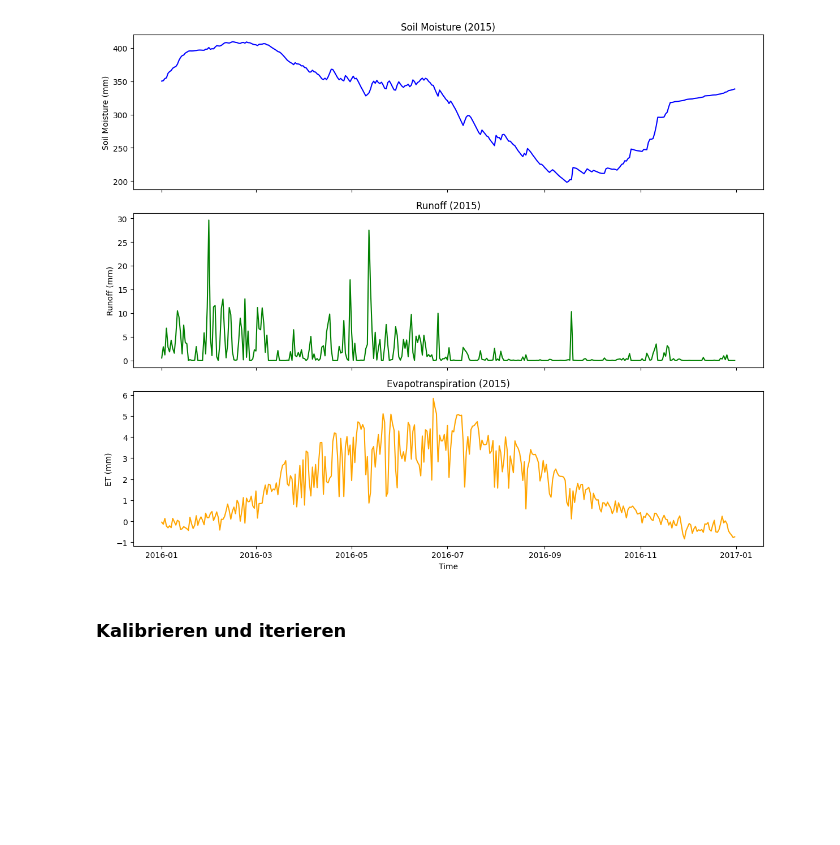
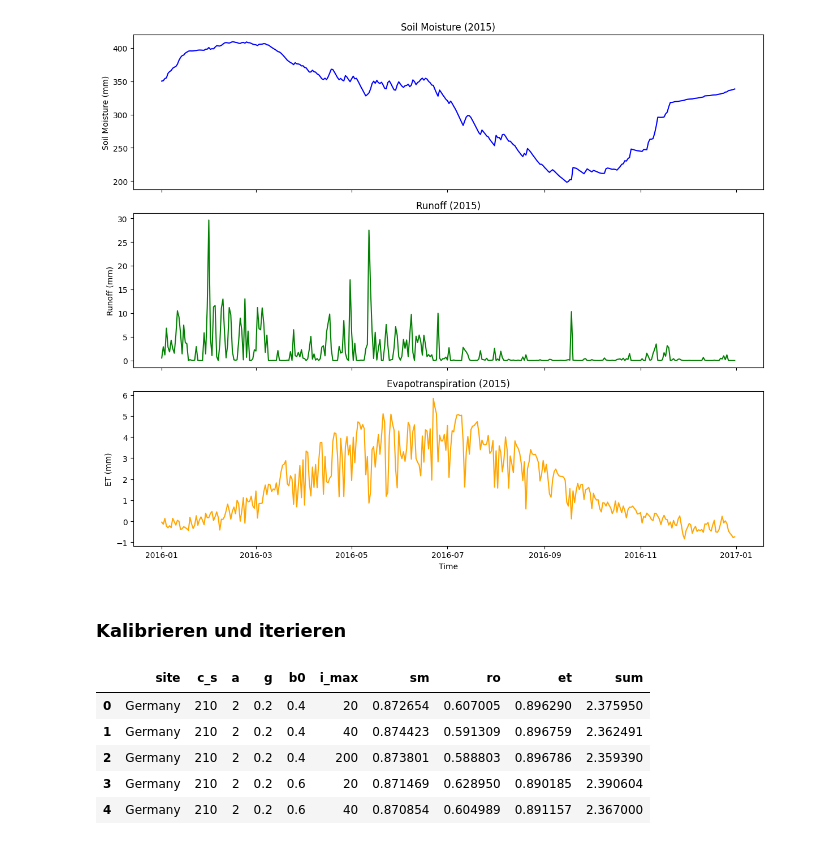
Before and after one commit to emorl/Earth-System-Modelling, a Jupyter notebook: surface_runoff_swbm_colab.ipynb, the cells around one changed output. Saved outputs shown, nothing was run; the diff lists cells and outputs as text; code cells hidden in the pictures; blank space fills up the shorter version.

```diff
--- a/surface_runoff_swbm_colab.ipynb
+++ b/surface_runoff_swbm_colab.ipynb
@@ -227,2 +229,12 @@ for site, df in data_all.items():
 df_results = pd.DataFrame(results)
 df_results.to_csv("model_results_2008_2013.csv", index=False)
+# %%
+model_results = pd.read_csv("model_results_2008_2013.csv")
+model_results.head()
+# %% [output]
+|  | site | c_s | a | g | b0 | i_max | sm | ro | et | sum |
+| 0 | Germany | 210 | 2 | 0.2 | 0.4 | 20 | 0.872654 | 0.607005 | 0.896290 | 2.375950 |
+| 1 | Germany | 210 | 2 | 0.2 | 0.4 | 40 | 0.874423 | 0.591309 | 0.896759 | 2.362491 |
+| 2 | Germany | 210 | 2 | 0.2 | 0.4 | 200 | 0.873801 | 0.588803 | 0.896786 | 2.359390 |
+| 3 | Germany | 210 | 2 | 0.2 | 0.6 | 20 | 0.871469 | 0.628950 | 0.890185 | 2.390604 |
+| 4 | Germany | 210 | 2 | 0.2 | 0.6 | 40 | 0.870854 | 0.604989 | 0.891157 | 2.367000 |
```
Also changed, not shown: parts of 6 cells of this notebook, 2 other files.
